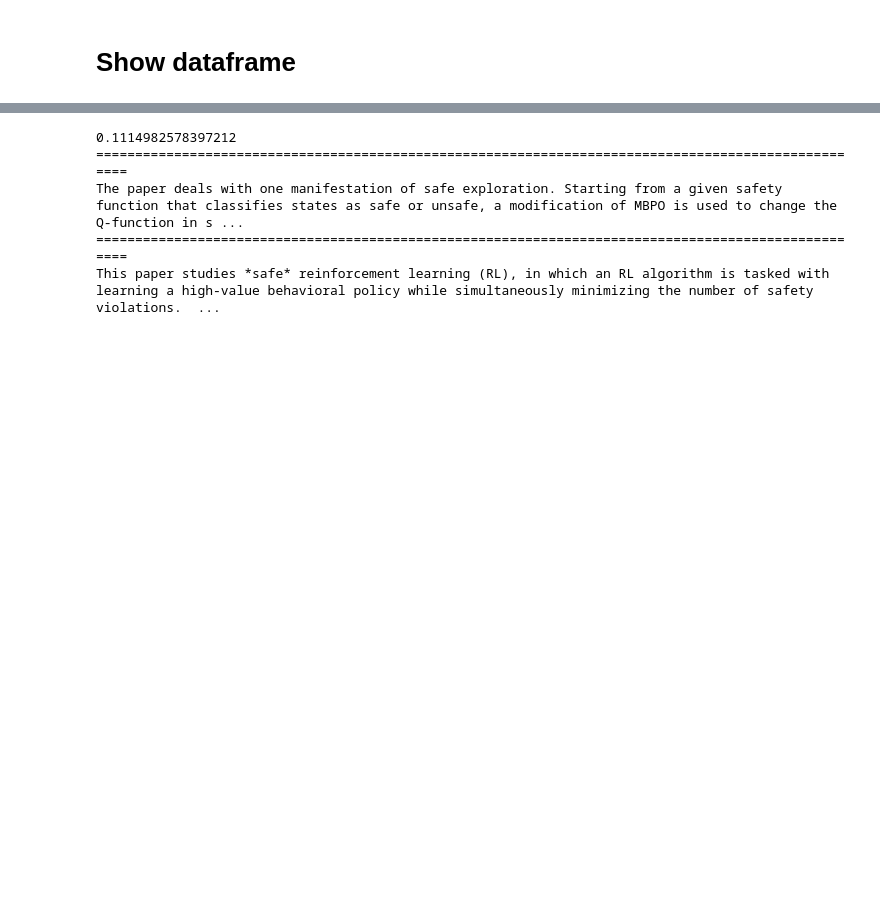
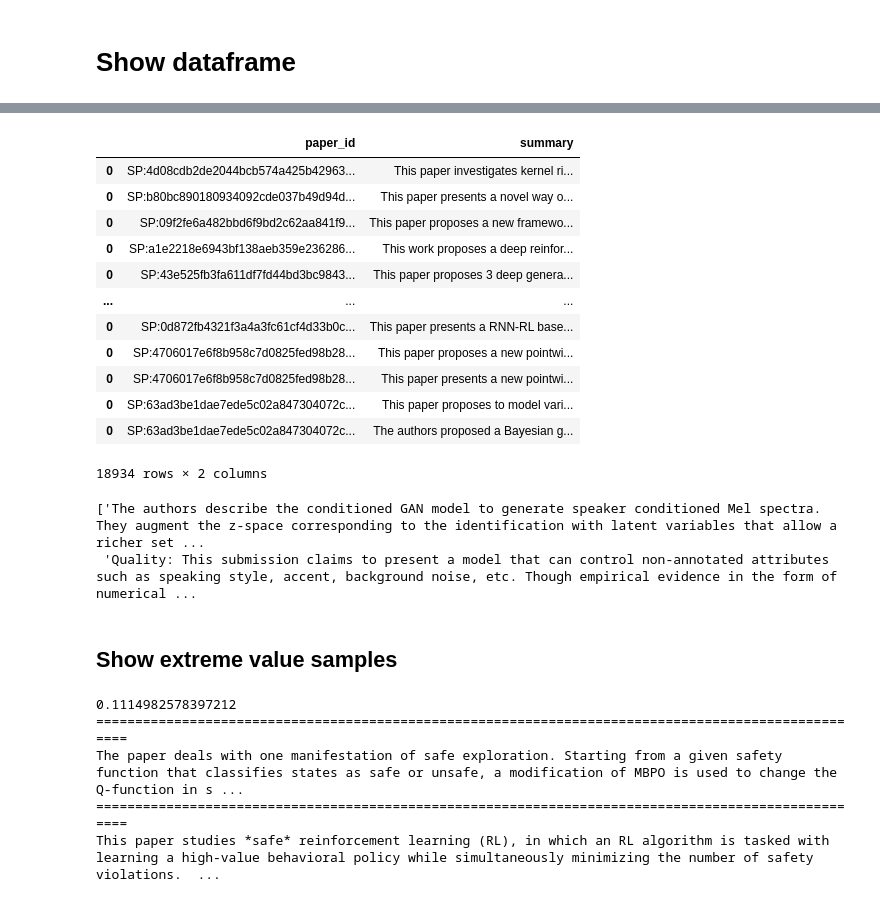
Before and after one commit to Thetang-145/MuP-Core-idea, a Jupyter notebook: 1-3-1_BetweenSum_Score_Vis.ipynb, the cells around one changed output, grey strips where cells are left out. Drawn from its saved outputs; the diff is of its cells as text; code cells hidden in the pictures; blank space fills up the shorter version.

```diff
--- a/1-3-1_BetweenSum_Score_Vis.ipynb
+++ b/1-3-1_BetweenSum_Score_Vis.ipynb
@@ -36,0 +57,16 @@ summary_df = load_summary(dts=dts)
+# %%
+summary_df
+# %% [output]
+|  | paper_id | summary |
+| 0 | SP:4d08cdb2de2044bcb574a425b42963... | This paper investigates kernel ri... |
+| 0 | SP:b80bc890180934092cde037b49d94d... | This paper presents a novel way o... |
+| 0 | SP:09f2fe6a482bbd6f9bd2c62aa841f9... | This paper proposes a new framewo... |
+| 0 | SP:a1e2218e6943bf138aeb359e236286... | This work proposes a deep reinfor... |
+| 0 | SP:43e525fb3fa611df7fd44bd3bc9843... | This paper proposes 3 deep genera... |
+| ... | ... | ... |
+| 0 | SP:0d872fb4321f3a4a3fc61cf4d33b0c... | This paper presents a RNN-RL base... |
+| 0 | SP:4706017e6f8b958c7d0825fed98b28... | This paper proposes a new pointwi... |
+| 0 | SP:4706017e6f8b958c7d0825fed98b28... | This paper presents a new pointwi... |
+| 0 | SP:63ad3be1dae7ede5c02a847304072c... | This paper proposes to model vari... |
+| 0 | SP:63ad3be1dae7ede5c02a847304072c... | The authors proposed a Bayesian g... |
+18934 rows × 2 columns
@@ -36,0 +75,5 @@ summary_df = load_summary(dts=dts)
+# %%
+min_sum
+# %% [output]
+['The authors describe the conditioned GAN model to generate speaker conditioned Mel spectra. They augment the z-space corresponding to the identification with latent variables that allow a richer set ...
+ 'Quality: This submission claims to present a model that can control non-annotated attributes such as speaking style, accent, background noise, etc. Though empirical evidence in the form of numerical ...
@@ -37,3 +89,5 @@ summary_df = load_summary(dts=dts)
+# %% [markdown]
+## Show extreme value samples
 # %%
 
 df_min1 = pd.DataFrame(df.min(axis=1, level=0))
```
Also changed, not shown: parts of 6 cells of this notebook, 4 other files.
